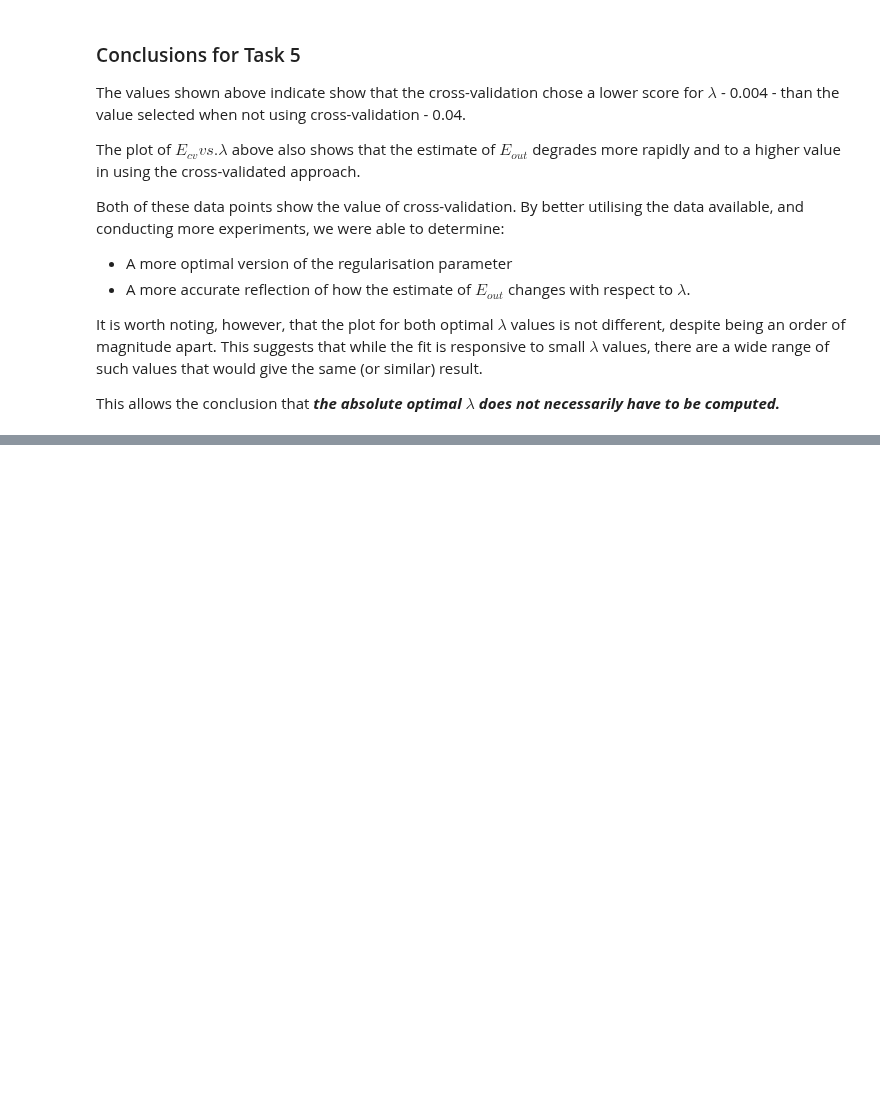
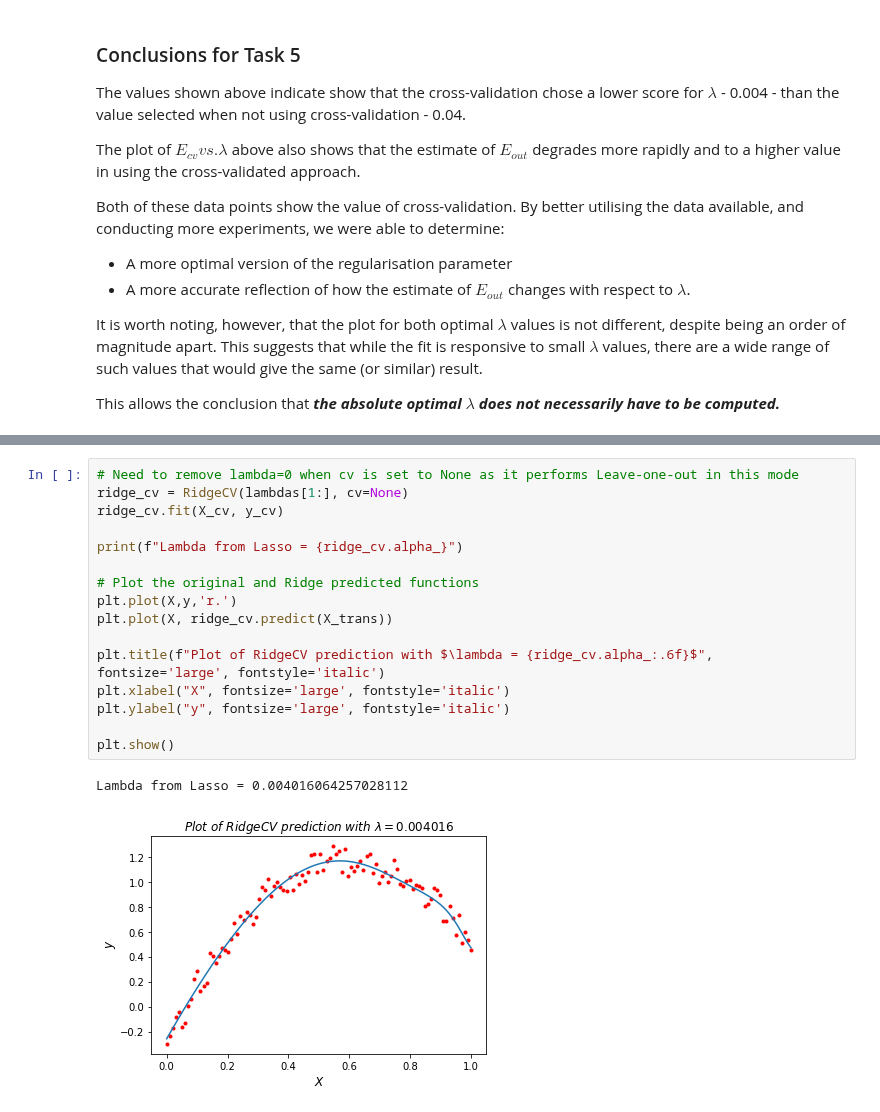
Before and after one commit to vipulpopat/MSCAI_Sem1_Etivity4, a Jupyter notebook: Etivity4_CE6002_18195326.ipynb, the cells around one changed output, grey strips where cells are left out. Saved outputs shown, nothing was run; the diff lists cells and outputs as text; blank space fills up the shorter version.

```diff
--- a/Etivity4_CE6002_18195326.ipynb
+++ b/Etivity4_CE6002_18195326.ipynb
@@ -336,0 +350,19 @@ This allows the conclusion that **_the absolute optimal $\lambda$ does not neces
+# %%
+# Need to remove lambda=0 when cv is set to None as it performs Leave-one-out in this mode
+ridge_cv = RidgeCV(lambdas[1:], cv=None)
+ridge_cv.fit(X_cv, y_cv)
+
+print(f"Lambda from Lasso = {ridge_cv.alpha_}")
+
+# Plot the original and Ridge predicted functions
+plt.plot(X,y,'r.')
+plt.plot(X, ridge_cv.predict(X_trans))
+
+plt.title(f"Plot of RidgeCV prediction with $\lambda = {ridge_cv.alpha_:.6f}$", fontsize='large', fontstyle='italic')
+plt.xlabel("X", fontsize='large', fontstyle='italic')
+plt.ylabel("y", fontsize='large', fontstyle='italic')
+
+plt.show()
+# %% [output]
+Lambda from Lasso = 0.004016064257028112
+[figure, added]
```
Also changed, not shown: parts of 16 cells of this notebook.
